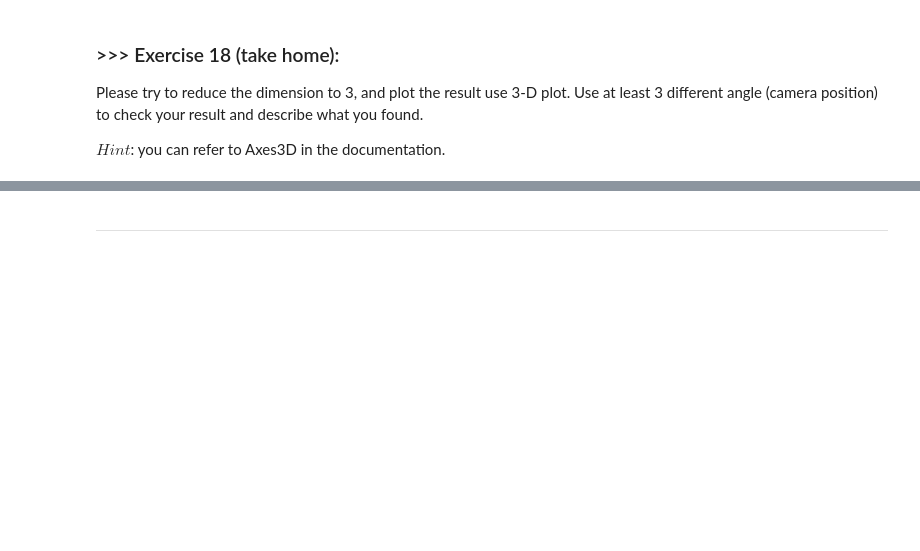
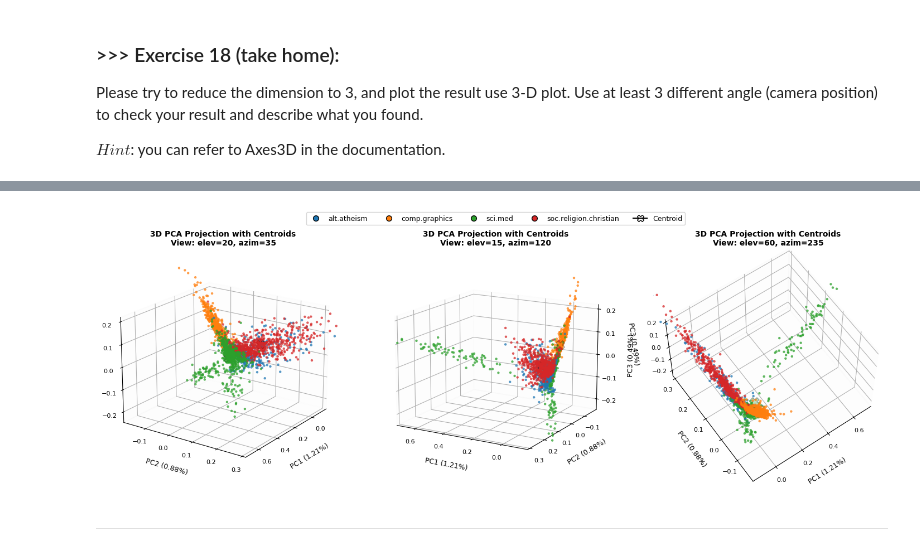
Before and after one commit to limzihengstackonstack/DM2025-Lab1-Exercise, a Jupyter notebook: DM2025-Lab1-Master.ipynb, the cells around one changed output, grey strips where cells are left out. Saved outputs shown, nothing was run; the diff lists cells and outputs as text; code cells hidden in the pictures; blank space fills up the shorter version.

```diff
--- a/DM2025-Lab1-Master.ipynb
+++ b/DM2025-Lab1-Master.ipynb
@@ -2319,3 +2609,96 @@ $Hint$: you can refer to Axes3D in the documentation.
+# %%
+# --- Clean and readable 3D PCA plot with non-overlapping ticks & text ---
+
+import numpy as np
+import matplotlib.pyplot as plt
+from sklearn.decomposition import PCA
+
+# Optional: small stratified sample (if large dataset)
+def stratified_subsample(X, y, max_points=4000, seed=42):
+    if len(y) <= max_points:
+        return X, y
+    rng = np.random.default_rng(seed)
+    per_class = max_points // len(np.unique(y))
+    idx = np.hstack([
+        rng.choice(np.where(y == c)[0], size=min(per_class, (y == c).sum()), replace=False)
+        for c in np.unique(y)
+    ])
+    return X[idx], y[idx]
+
+X_plot, y_plot = stratified_subsample(X_tfidf, y, max_points=3000)
+
+# PCA to 3D
+pca = PCA(n_components=3, random_state=42)
+X3 = pca.fit_transform(X_plot.toarray())
+var = pca.explained_variance_ratio_ * 100
+
+# Improved plot with tuned text and spacing
+def plot_pca_3d(points, y, labels, views=((20, 35), (15, 120), (60, 235)),
+                colors=("tab:blue", "tab:orange", "tab:green", "tab:red"),
+                title="3D PCA Projection with Centroids", savepath=None):
+
+    centroids = np.vstack([points[y == c].mean(axis=0) for c in range(len(labels))])
+
+    fig = plt.figure(figsize=(15, 5))
+    for i, (elev, azim) in enumerate(views, start=1):
+        ax = fig.add_subplot(1, 3, i, projection="3d")
+
+        # Style adjustments
+        ax.xaxis.pane.set_alpha(0.08)
+        ax.yaxis.pane.set_alpha(0.08)
+        ax.zaxis.pane.set_alpha(0.08)
+        ax.grid(True, linestyle="--", linewidth=0.5, alpha=0.3)
+        ax.tick_params(labelsize=8, pad=2)
+
+        # Scatter points per class
+        for c, name, col in zip(range(len(labels)), labels, colors):
+            mask = (y == c)
+            ax.scatter(points[mask, 0], points[mask, 1], points[mask, 2],
+                       s=10, alpha=0.75, c=col, label=name, edgecolor="none")
+
+        # Centroids
+        ax.scatter(centroids[:, 0], centroids[:, 1], centroids[:, 2],
+                   s=120, c=colors[:len(labels)], marker="X",
+                   linewidths=1.2, edgecolor="black", label="centroid")
+
+        # Axis labels with variance %
+        ax.set_xlabel(f"PC1 ({var[0]:.2f}%)", fontsize=9, labelpad=6)
+        ax.set_ylabel(f"PC2 ({var[1]:.2f}%)", fontsize=9, labelpad=6)
+        ax.set_zlabel(f"PC3 ({var[2]:.2f}%)", fontsize=9, labelpad=6)
+
+        # Camera position
+        ax.view_init(elev=elev, azim=azim)
+        ax.set_title(f"{title}\nView: elev={elev}, azim={azim}",
+                     fontsize=10, fontweight="bold", pad=10)
+
+        # Limit range (auto scaled, but padded for clarity)
+        q = np.quantile(points, [0.01, 0.99], axis=0)
+        pad = (q[1] - q[0]) * 0.1
+        ax.set_xlim(q[0, 0]-pad[0], q[1, 0]+pad[0])
+        ax.set_ylim(q[0, 1]-pad[1], q[1, 1]+pad[1])
+        ax.set_zlim(q[0, 2]-pad[2], q[1, 2]+pad[2])
+
+        # Reduce tick density to prevent overlap
+        for axis in [ax.xaxis, ax.yaxis, ax.zaxis]:
+            axis.set_major_locator(plt.MaxNLocator(5))
+
+    # Unified legend (clean layout)
+    handles = [plt.Line2D([0], [0], marker='o', color='none', markerfacecolor=col,
+                          markersize=7, label=lab)
+               for lab, col in zip(labels, colors)]
+    handles.append(plt.Line2D([0], [0], marker='X', color='k',
+                              markerfacecolor='none', markersize=9, label='Centroid'))
+    fig.legend(handles=handles, loc="upper center", ncol=len(labels)+1,
+               bbox_to_anchor=(0.5, 1.05), fontsize=9)
+
+    plt.tight_layout(pad=2.5)
+    if savepath:
+        plt.savefig(savepath, dpi=200, bbox_inches="tight")
+    plt.show()
+
+plot_pca_3d(X3, y_plot, target_names)
+# %% [output]
+[figure, added]
 # %% [markdown]
 ---
 # %% [markdown]
```
Also changed, not shown: parts of 44 cells of this notebook.
